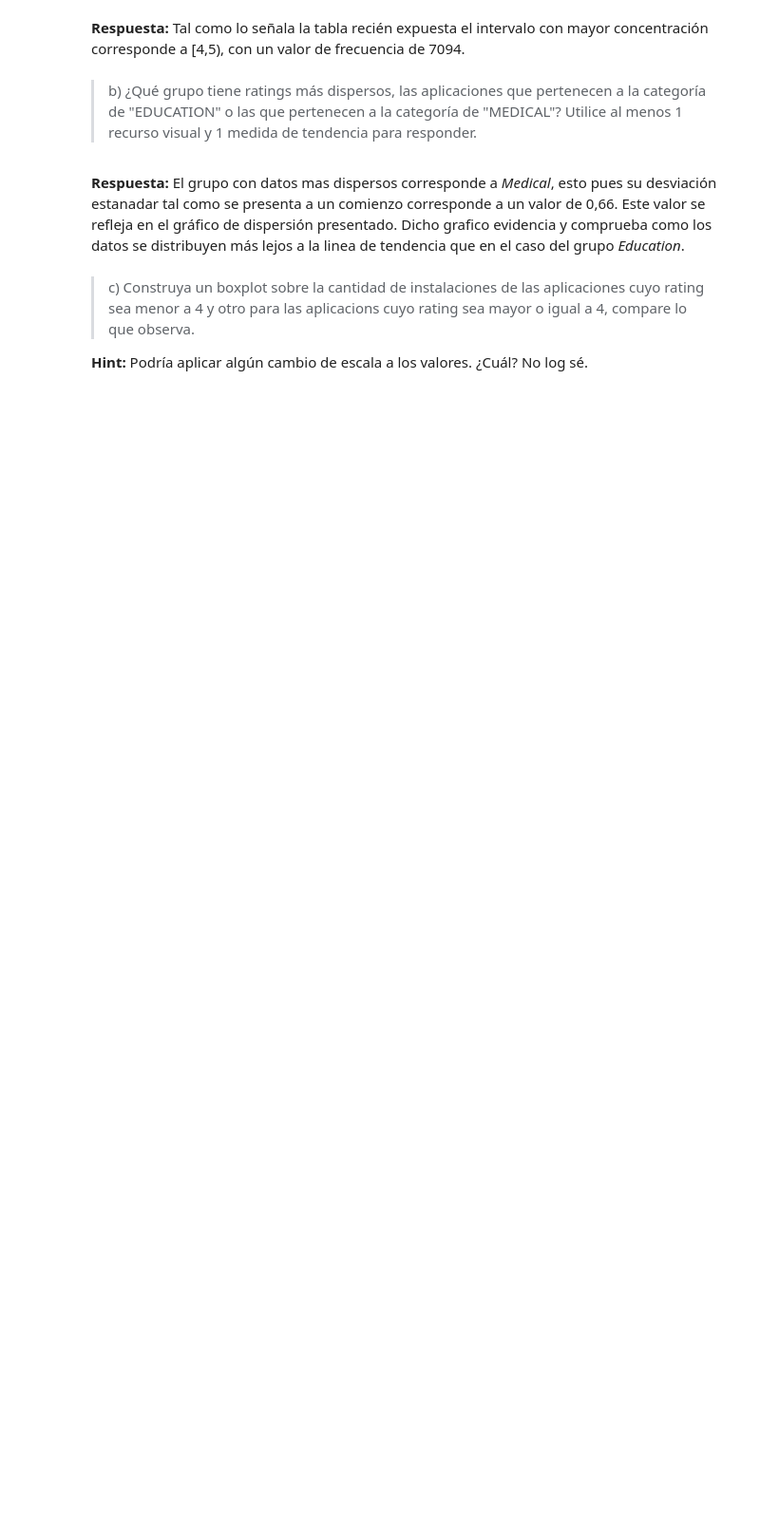
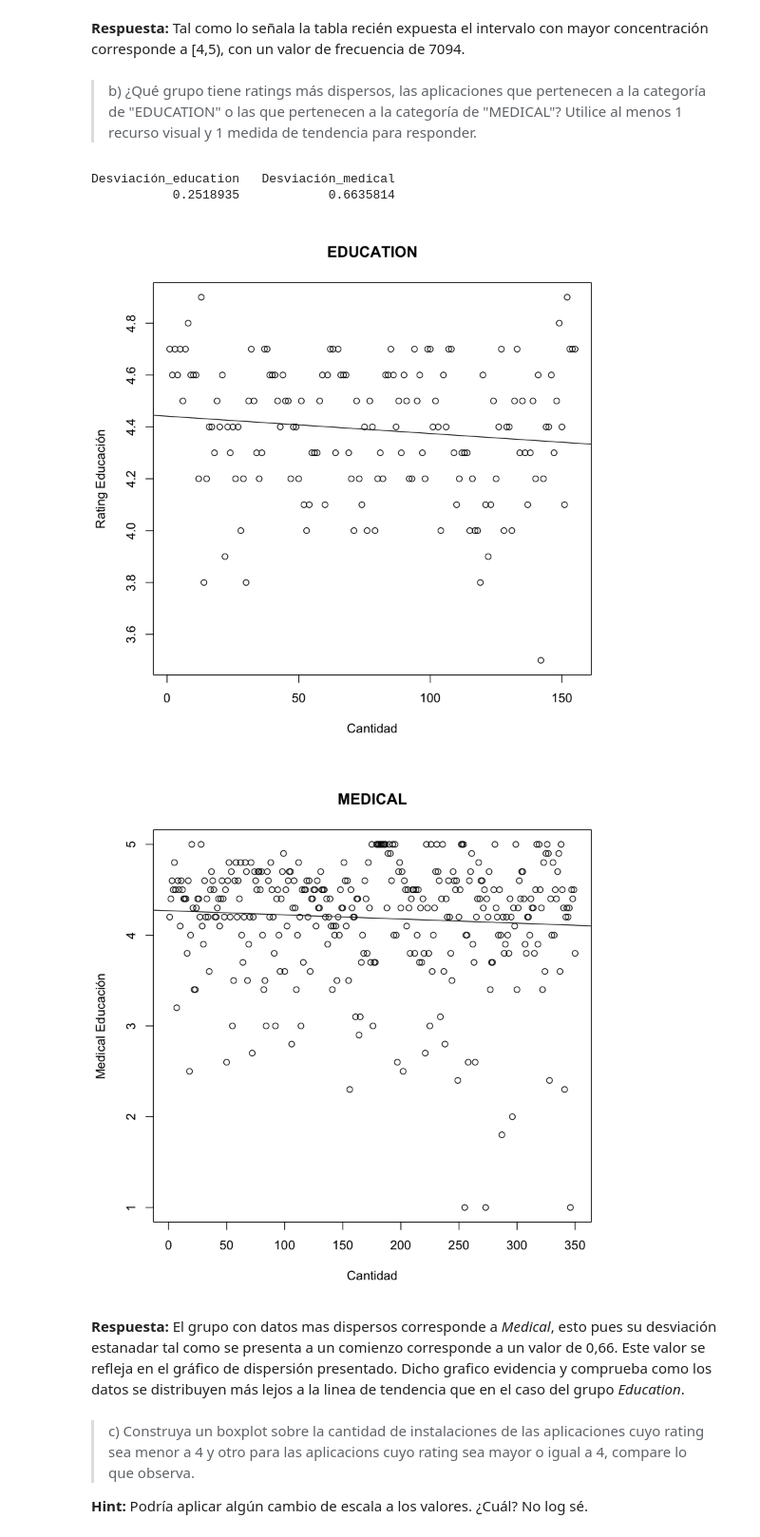
Before and after one commit to jpjorquera/Lab1-Estaca, a Jupyter notebook: Laboratorio 1.ipynb, the cells around one changed output. Shown at 95% size. Cells and saved outputs as stored; diff of their text form; code cells hidden in the pictures; blank space fills up the shorter version.

```diff
--- a/Laboratorio 1.ipynb
+++ b/Laboratorio 1.ipynb
@@ -97,6 +97,31 @@ datos <- read.csv("googleplaystore.csv")
 datos<- datos[datos$Category != "1.9", ]
 #Eliminar filas NaN
 datos<- datos[datos$Type != 'NaN', ]
-datos<- datos[datos$Rating != 'NaN', ]
+datos<- datos[datos$Rating!='NaN',]
+
+#datos<- datos[datos$Rating != 'NaN', ]
 #Rating a numeros
-datos$Rating <- as.numeric(datos$Rating)
+datos$Rating = as.numeric(datos$Rating)
+#sacamos el varies with device
+
+
+#INSTALL Y SIZE
+datos <- datos %>%
+    mutate(Installs = gsub(',*', '', gsub('\\+', '', Installs))) %>%
+    # Con . y M a 00
+    mutate(Size = gsub('(?<=\\..)M', '00', as.character(Size), perl=TRUE)) %>%
+    # Eliminar puntos
+    mutate(Size = gsub('\\.', '', Size)) %>%
+    # Los M que faltan a 000
+    mutate(Size = gsub('M', '000', Size)) %>%
+    mutate(Size = gsub('K', '', Size))
+
+datos$Size = str_replace(datos$Size, 'Varies with device', '0')
+#tamaños
+
+
+#installs que no considera NA
+install= subset(datos,datos$Installs != "NA")
+install$Installs =as.numeric(install$Installs)
+
+head(tamanios)
@@ -117,16 +159,23 @@ cbind(tabla.frec)
 # %%
 #Dividimos en dos subset
 education= subset(datos, datos$Category== "EDUCATION")
 medical= subset(datos, datos$Category== "MEDICAL")
 
 desv_education<- sd(education$Rating)
 desv_medical<- sd(medical$Rating)
 
 c(Desviación_education = desv_education, Desviación_medical= desv_medical)
 
-plot(education$Rating) #poner nmbre a los graficos
-plot(medical$Rating)
+plot(education$Rating,main="EDUCATION", xlab="Cantidad", ylab="Rating Educación" )
+abline(lsfit(1:length(education$Rating), education$Rating))
+plot(medical$Rating,main="MEDICAL", xlab="Cantidad", ylab="Medical Educación")
+abline(lsfit(1:length(medical$Rating), medical$Rating))
 #falta colocar una linea de tendencia para evidenciar la dispersión :o
+# %% [output]
+Desviación_education   Desviación_medical
+           0.2518935            0.6635814
+[figure, added]
+[figure, added]
 # %% [markdown]
 **Respuesta:** El grupo con datos mas dispersos corresponde a *Medical*, esto pues su desviación estanadar tal como se presenta a un comienzo corresponde a un valor de 0,66. Este valor se refleja en el gráfico de dispersión presentado. Dicho grafico evidencia y comprueba como los datos se distribuyen más lejos a la linea de tendencia que en el caso del grupo *Education*.
 # %% [markdown]
```
Also changed, not shown: parts of 25 cells of this notebook.
